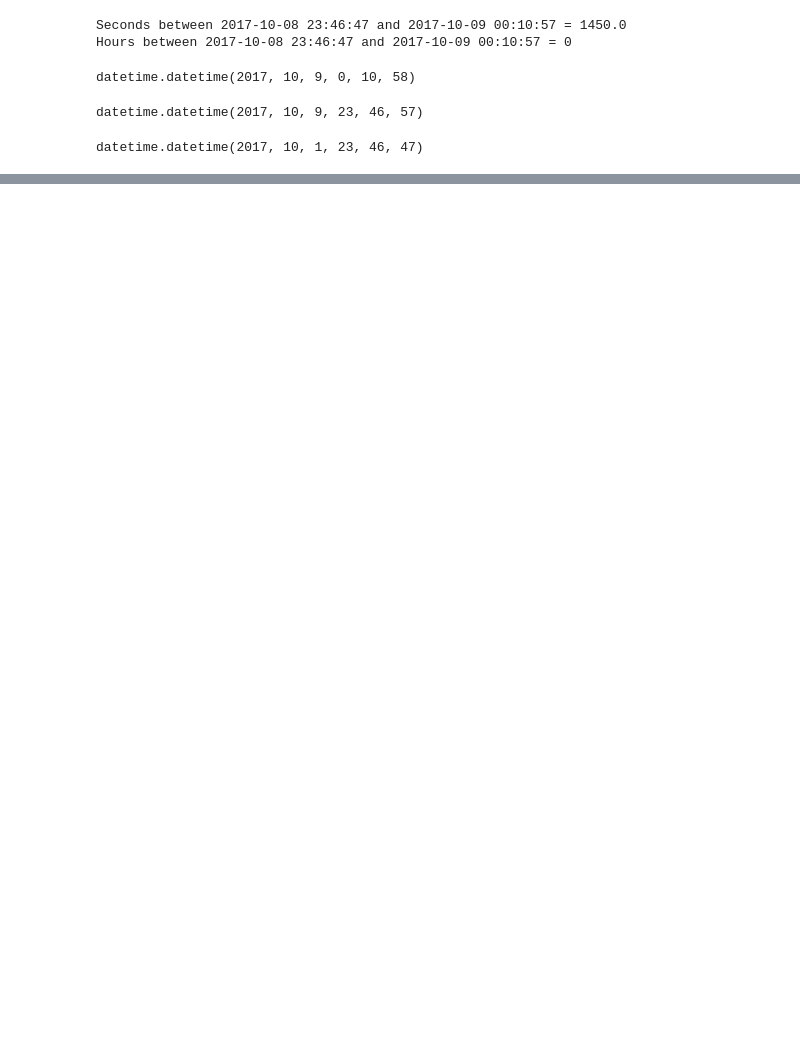
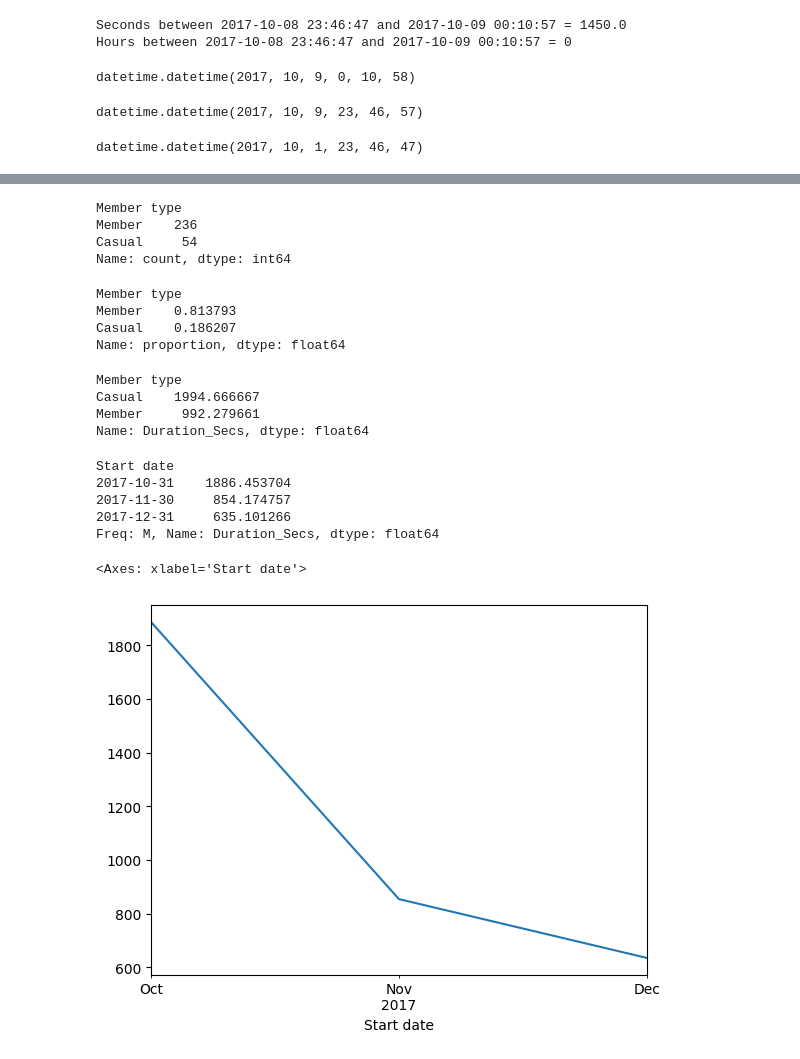
Before and after one commit to AnshuBantra/Python, a Jupyter notebook: Developer/009_Working_with_Dates_and_Times_in_Python/Date_Time.ipynb, the cells around one changed output, grey strips where cells are left out. Drawn from its saved outputs; the diff is of its cells as text; code cells hidden in the pictures; blank space fills up the shorter version.

```diff
--- a/Developer/009_Working_with_Dates_and_Times_in_Python/Date_Time.ipynb
+++ b/Developer/009_Working_with_Dates_and_Times_in_Python/Date_Time.ipynb
@@ -746,0 +1085,3 @@ onebike_datetimes.head()
+# %%
+rides = pd.read_csv('./Datasets/capital-onebike.csv', parse_dates=['Start date', 'End date'])
+rides.head()
@@ -746,0 +1113,3 @@ onebike_datetimes.head()
+# %%
+rides['Duration'] = rides['End date']-rides['Start date']
+rides.head()
@@ -746,0 +1123,3 @@ onebike_datetimes.head()
+# %%
+rides['Duration_Secs'] = rides['Duration'].dt.total_seconds()
+rides.head()
@@ -746,0 +1143,34 @@ onebike_datetimes.head()
+# %%
+rides['Member type'].value_counts()
+# %% [output]
+Member type
+Member    236
+Casual     54
+Name: count, dtype: int64
+# %%
+rides['Member type'].value_counts(normalize=True)
+# %% [output]
+Member type
+Member    0.813793
+Casual    0.186207
+Name: proportion, dtype: float64
+# %%
+rides.groupby('Member type')['Duration_Secs'].mean()
+# %% [output]
+Member type
+Casual    1994.666667
+Member     992.279661
+Name: Duration_Secs, dtype: float64
+# %%
+rides.resample('M', on='Start date')['Duration_Secs'].mean()
+# %% [output]
+Start date
+2017-10-31    1886.453704
+2017-11-30     854.174757
+2017-12-31     635.101266
+Freq: M, Name: Duration_Secs, dtype: float64
+# %%
+rides.resample('M', on='Start date')['Duration_Secs'].mean().plot()
+# %% [output]
+<Axes: xlabel='Start date'>
+[figure, added]
```
Also changed, not shown: parts of 68 cells of this notebook, 2 other files.
